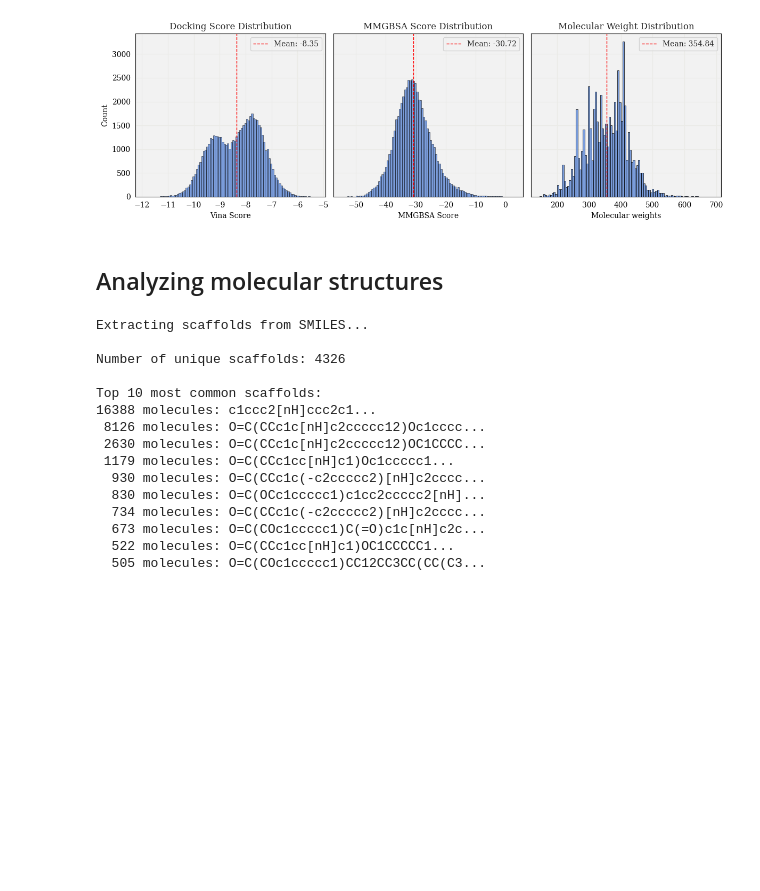
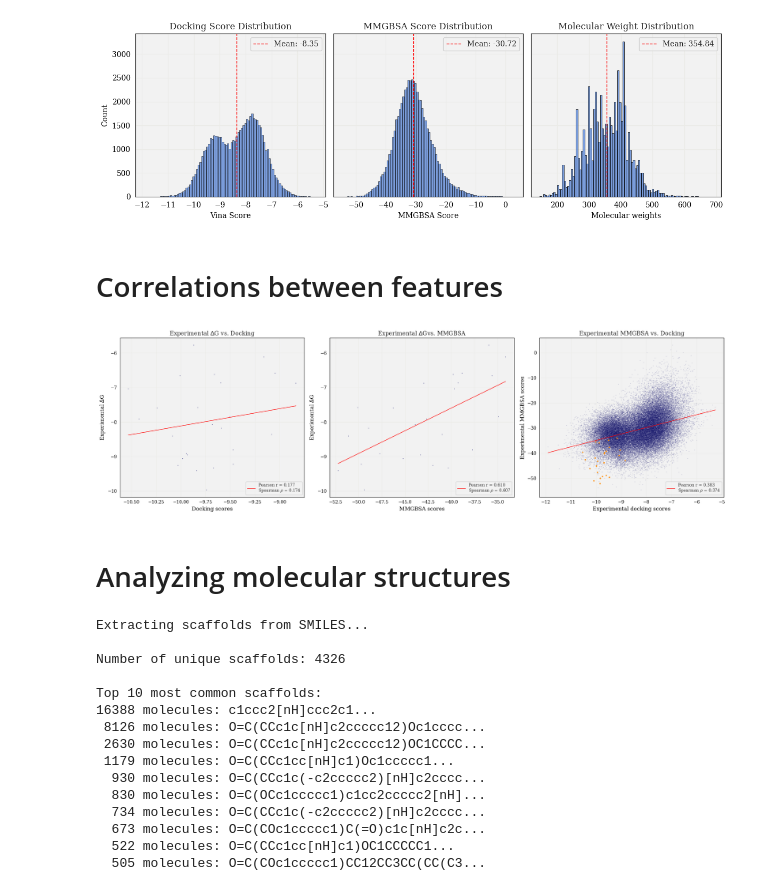
Before and after one commit to wvirany/mfal, a Jupyter notebook: experiments/01_EDA/eda.ipynb, the cells around one changed output. Drawn from its saved outputs; the diff is of its cells as text; code cells hidden in the pictures; blank space fills up the shorter version.

```diff
--- a/experiments/01_EDA/eda.ipynb
+++ b/experiments/01_EDA/eda.ipynb
@@ -167,3 +163,5 @@ plt.tight_layout()
 plt.show()
 # %% [output]
 [figure]
+# %% [markdown]
+# Correlations between features
@@ -170,5 +235,63 @@ plt.show()
+# %%
+fig, axes = plt.subplots(1, 3, figsize=(20, 6))
+
+# Docking vs. experimental dG
+make_correlation_plot(
+    experimental_df['vina_score_blind'],
+    experimental_df['exp_dg'],
+    xlabel='Docking scores',
+    ylabel=r'Experimental $\Delta$G',
+    title=r'Experimental $\Delta$G vs. Docking',
+    ax=axes[0],
+    show_marginals=False,
+    alpha=0.8,
+)
+
+# MMGBSA vs. experimental dG
+make_correlation_plot(
+    experimental_df['mmgbsa_score_blind'],
+    experimental_df['exp_dg'],
+    xlabel='MMGBSA scores',
+    ylabel=r'Experimental $\Delta$G',
+    title=r'Experimental $\Delta$Gvs. MMGBSA',
+    ax=axes[1],
+    show_marginals=False,
+    alpha=0.8,
+)
+
+# Docking vs. MMGBSA
+make_correlation_plot(
+    df['vina_score'],
+    df['mmgbsa_score'],
+    xlabel='Docking scores',
+    ylabel='MMGBSA scores',
+    title='MMGBSA vs. Docking',
+    ax=axes[2],
+    show_marginals=False,
+    alpha=0.2,
+)
+
+# Experimental docking vs. MMGBSA
+make_correlation_plot(
+    experimental_df['vina_score_blind'],
+    experimental_df['mmgbsa_score_blind'],
+    xlabel='Experimental docking scores',
+    ylabel='Experimental MMGBSA scores',
+    title='Experimental MMGBSA vs. Docking',
+    ax=axes[2],
+    line=False,
+    show_marginals=False,
+    alpha=1.0,
+    color='darkorange',
+    marker='o'
+)
+
+plt.tight_layout()
+plt.show();
+# %% [output]
+[figure, added]
 # %% [markdown]
-## Analyzing molecular structures
+# Analyzing molecular structures
 # %%
 def get_scaffold(smiles):
     """Extract Bemis-Murcko scaffold from SMILES"""
```
Also changed, not shown: parts of 44 cells of this notebook.
